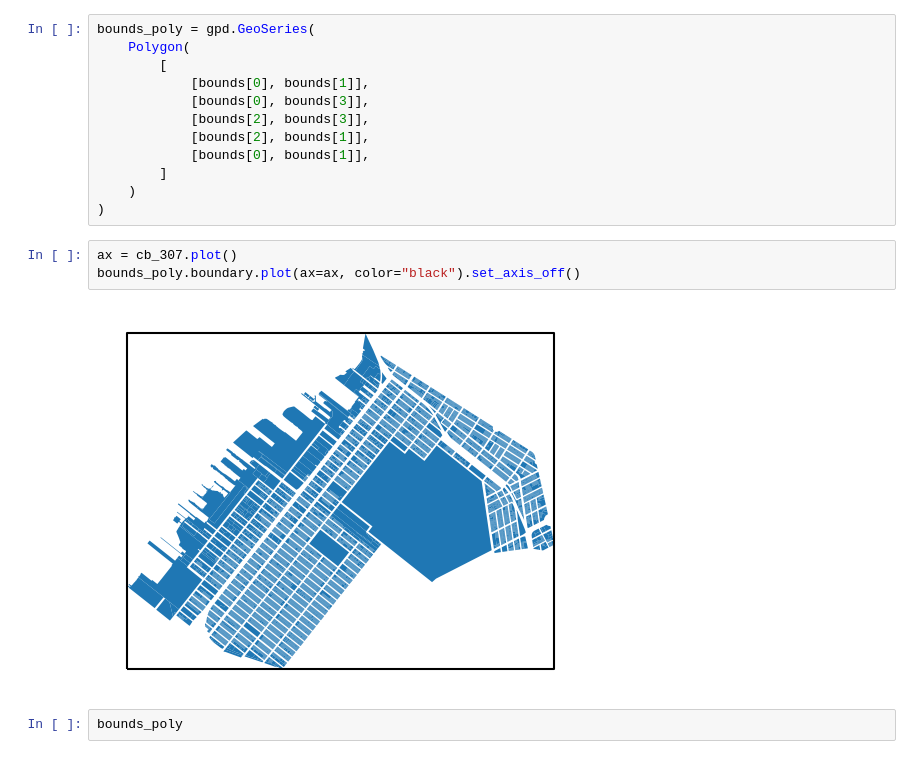
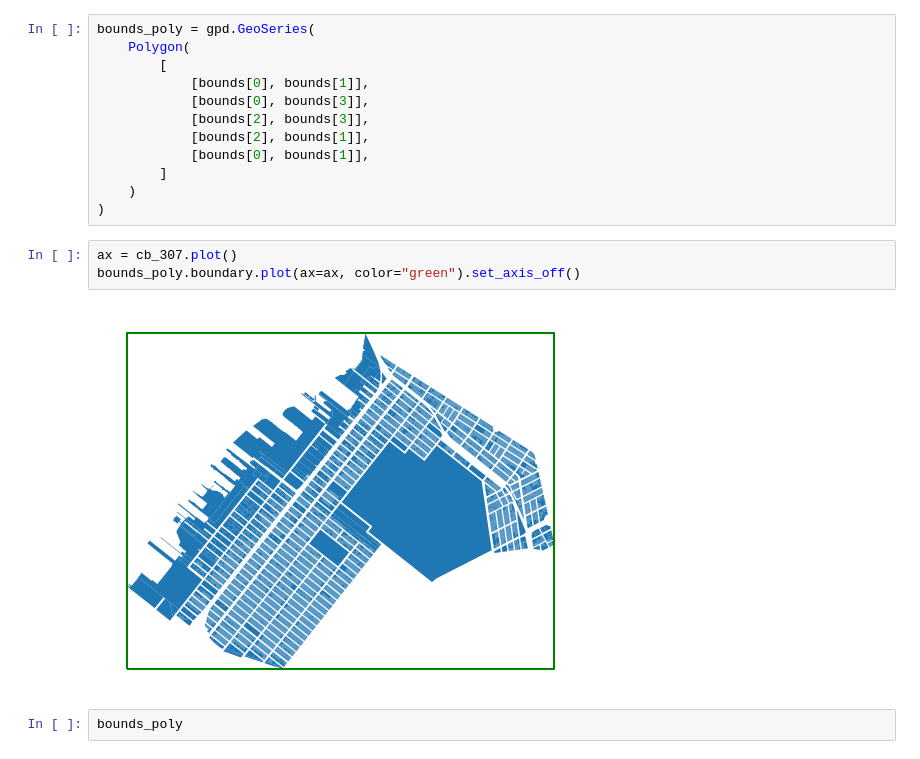
Before and after one commit to daisissie/cdp-mapping-systems, a Jupyter notebook: Assignments/class/02_geoprocessing.ipynb, the cells around one changed output. Drawn from its saved outputs; the diff is of its cells as text.

```diff
--- a/Assignments/class/02_geoprocessing.ipynb
+++ b/Assignments/class/02_geoprocessing.ipynb
@@ -46,9 +46,9 @@ bounds_poly = gpd.GeoSeries(
 )
 # %%
 ax = cb_307.plot()
-bounds_poly.boundary.plot(ax=ax, color="black").set_axis_off()
+bounds_poly.boundary.plot(ax=ax, color="green").set_axis_off()
 # %% [output]
-[figure, old version]
+[figure, new version]
 # %%
 bounds_poly
 # %% [output]
```
Also changed, not shown: parts of 4 cells of this notebook, 3 other files.
